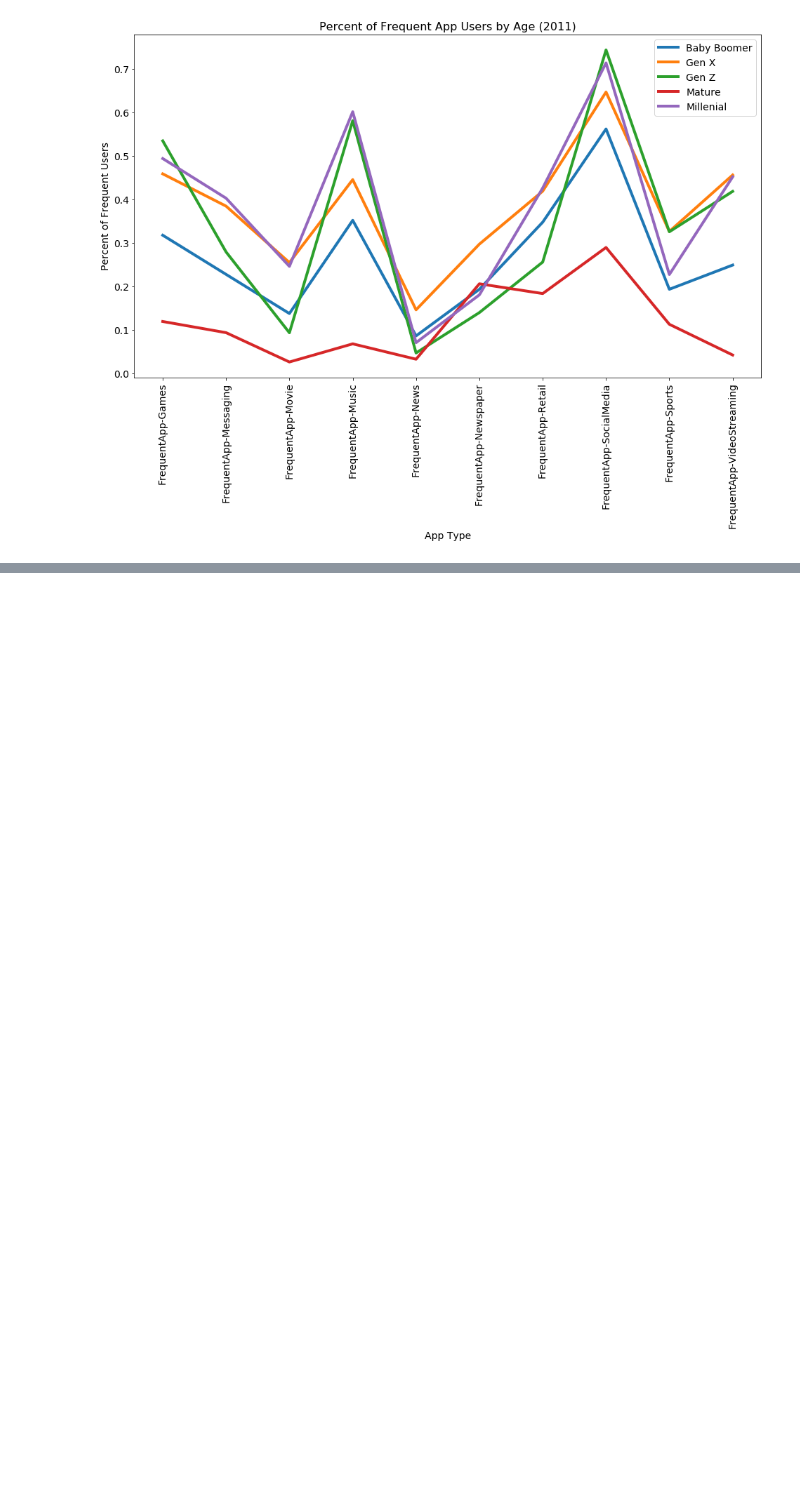
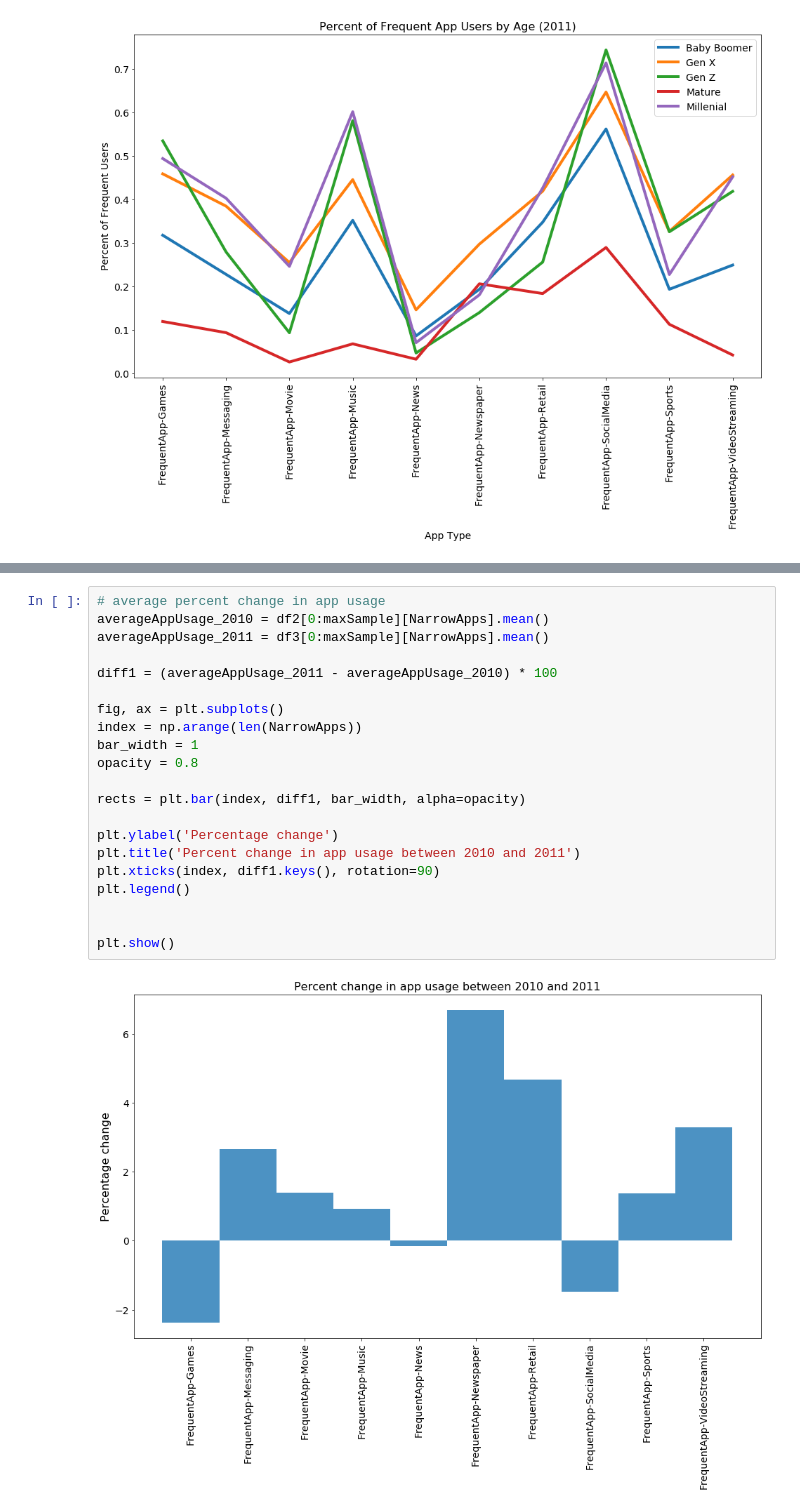
Before and after one commit to rohit-agrawal10/datascience, a Jupyter notebook: Questions1-22.ipynb, the cells around one changed output, grey strips where cells are left out. Drawn from its saved outputs; the diff is of its cells as text; blank space fills up the shorter version.

```diff
--- a/Questions1-22.ipynb
+++ b/Questions1-22.ipynb
@@ -741,0 +745,23 @@ plt.show()
+# %%
+# average percent change in app usage
+averageAppUsage_2010 = df2[0:maxSample][NarrowApps].mean()
+averageAppUsage_2011 = df3[0:maxSample][NarrowApps].mean()
+
+diff1 = (averageAppUsage_2011 - averageAppUsage_2010) * 100
+
+fig, ax = plt.subplots()
+index = np.arange(len(NarrowApps))
+bar_width = 1
+opacity = 0.8
+
+rects = plt.bar(index, diff1, bar_width, alpha=opacity)
+
+plt.ylabel('Percentage change')
+plt.title('Percent change in app usage between 2010 and 2011')
+plt.xticks(index, diff1.keys(), rotation=90)
+plt.legend()
+
+
+plt.show()
+# %% [output]
+[figure, added]
```
Also changed, not shown: parts of 5 cells of this notebook.
